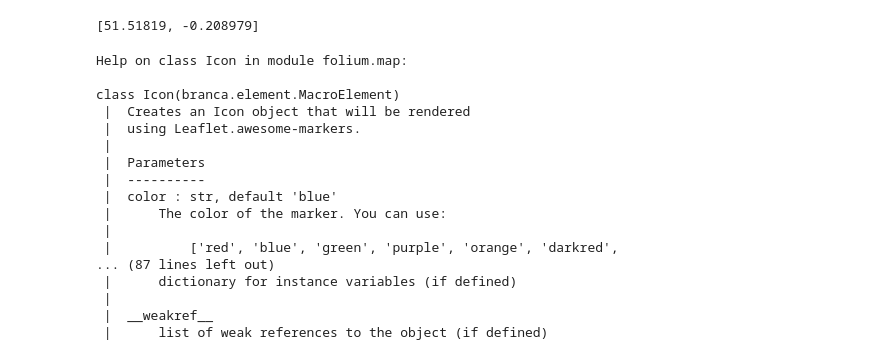
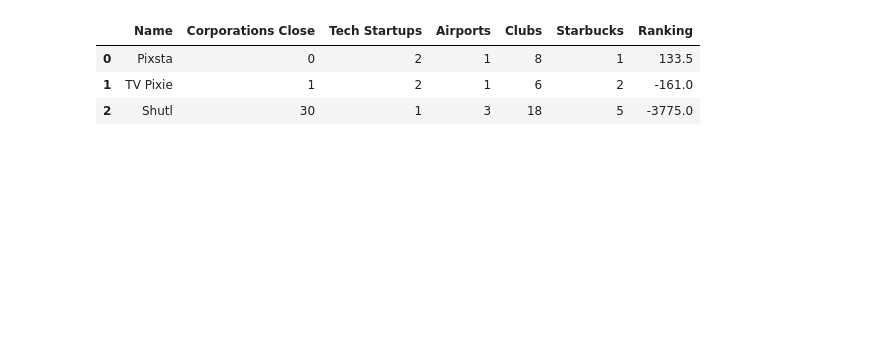
Before and after one commit to castares/geolocalization-project, a Jupyter notebook: src/folium.ipynb, the cells around one changed output. Drawn from its saved outputs; the diff is of its cells as text; code cells hidden in the pictures; blank space fills up the shorter version.

```diff
--- a/src/folium.ipynb
+++ b/src/folium.ipynb
@@ -32,7 +41,7 @@ def plotplaces(places_list, fmap, color):
 # %%
 #get offices
-db, coll = comp.connectCollection('companies', 'offices')
-target = comp.target_offices(coll, "GBR", 2008, 1)
+with open('../output/target_offices.json') as file:
+    target = json.load(file)
 
 #get starbucks
 db, coll = comp.connectCollection('companies', 'starbucks_2')
@@ -50,12 +59,10 @@ airports_list = list(coll.find())
 db, coll = comp.connectCollection('companies', 'bars_2')
 bars_list = list(coll.find())
 
-#plot data in folium
+#get tech startups and Corps.
+with open('../output/filtered_offices.json') as file:
+    filtered_offices = json.load(file)
+
+#Create Map, centered in the first office in the Ranking
 m = folium.Map(location=target[0]['geometry']['coordinates'][::-1],
-    zoom_start=12)
-plotplaces(starbucks_list,m, 'green')
-plotplaces(schools_list,m, 'red')
-plotplaces(airports_list,m, 'white')
-plotplaces(bars_list,m, 'purple')
-plotTargetOffices(target,m, 'blue' )
-m
+    zoom_start=13)
@@ -64,24 +69,19 @@ m
-# %%
-target[0]['geometry']['coordinates'][::-1]
-# %% [output]
-[51.51819, -0.208979]
-# %%
-help(folium.Icon)
-# %% [output]
-Help on class Icon in module folium.map:
-
-class Icon(branca.element.MacroElement)
- |  Creates an Icon object that will be rendered
- |  using Leaflet.awesome-markers.
- |
- |  Parameters
- |  ----------
- |  color : str, default 'blue'
- |      The color of the marker. You can use:
- |
- |          ['red', 'blue', 'green', 'purple', 'orange', 'darkred',
-... (87 lines left out)
- |      dictionary for instance variables (if defined)
- |
- |  __weakref__
- |      list of weak references to the object (if defined)
+# %%
+#Display Ranking
+ranking = pd.read_csv("../output/ranking.csv")
+display(ranking[['Name','Corporations Close', 'Tech Startups', 'Airports', 'Clubs', 'Starbucks', 'Ranking']])
+
+#Plot Map with Markets
+#plotplaces(schools_list,m, 'white', 'book')
+#plotTargetOffices(target, m, 'blue', 'home')
+plotplaces(starbucks_list,m, 'green', 'cutlery' )
+plotplaces(airports_list,m, 'blue', 'plane')
+plotplaces(bars_list,m, 'purple', 'glass')
+plotoffices(filtered_offices, 'tech_startups', m, 'red', 'floppy-disk')
+plotoffices(filtered_offices, 'old_companies', m, 'black', 'tower')
+m
+# %% [output]
+|  | Name | Corporations Close | Tech Startups | Airports | Clubs | Starbucks | Ranking |
+| 0 | Pixsta | 0 | 2 | 1 | 8 | 1 | 133.5 |
+| 1 | TV Pixie | 1 | 2 | 1 | 6 | 2 | -161.0 |
+| 2 | Shutl | 30 | 1 | 3 | 18 | 5 | -3775.0 |
```
Also changed, not shown: parts of 7 cells of this notebook, 3 other files.
